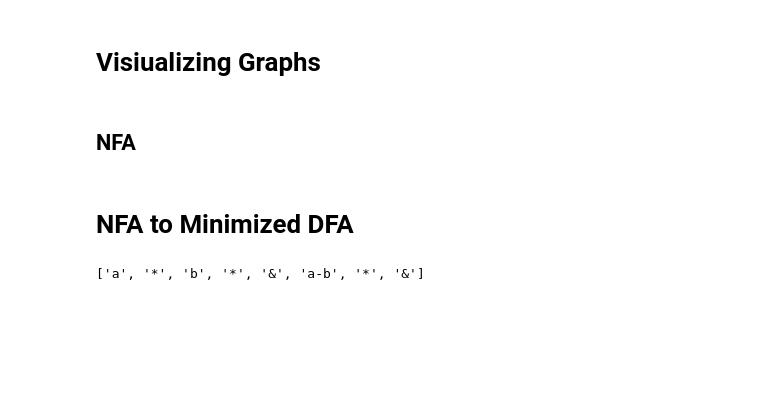
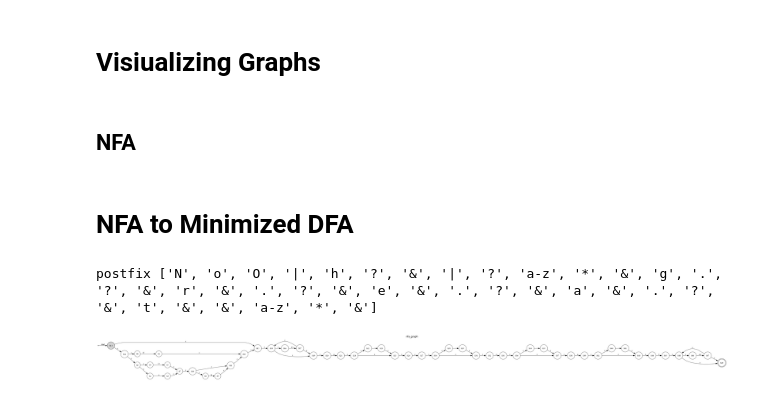
Before and after one commit to Sara-Gamal12/regex-to-NFA-DFA, a Jupyter notebook: src/nfa_dfa.ipynb, the cells around one changed output. Saved outputs shown, nothing was run; the diff lists cells and outputs as text; code cells hidden in the pictures; blank space fills up the shorter version.

```diff
--- a/src/nfa_dfa.ipynb
+++ b/src/nfa_dfa.ipynb
@@ -8,9 +11,12 @@ import string
 # %% [markdown]
 # Visiualizing Graphs
 # %%
+
 
 def draw(json_format, output_file):
     dot = graphviz.Digraph(format="png")
+    dot.attr(rankdir="LR", nodesep="0.5", ranksep="0.5")
+
 
     # Extract the starting state
     start_state = json_format["startingState"]
@@ -42,8 +48,26 @@ def draw(json_format, output_file):
           for symbol, target_state in transitions.items():
               if symbol != "isTerminatingState":  # Avoid unnecessary key
                       dot.edge(state, target_state, label=symbol)
-    # Render and save the graph
-    dot.render(output_file)
+    # Render and save the graph make width longer
+
+    dot.render(output_file,)
+    ##plot  the image
+    img = mpimg.imread(output_file + ".png")
+
+    # Get the original dimensions
+    height, width = img.shape[:2]
+
+    # Convert pixels to inches (assuming 100 DPI)
+    dpi = 100
+    figsize = (width / dpi, height / dpi)
+
+    # Create a figure with the original size
+    plt.figure(figsize=figsize, dpi=dpi)
+
+    plt.imshow(img)
+    plt.axis('off')
+    plt.title(output_file)
+    plt.show()
 # %% [markdown]
 ## NFA
 # %%
@@ -506,7 +572,8 @@ def main(regex):
     NFA(regex)
     Minimized_DFA("nfa.json")
 # %%
-regex="(a*b*)([a-b]*)"
+regex="(N|[oO]h?)?[a-z]*(g[.]?r[.]?e[.]?a[.]?t)[a-z]*"
 main(regex)
 # %% [output]
-['a', '*', 'b', '*', '&', 'a-b', '*', '&']
+postfix ['N', 'o', 'O', '|', 'h', '?', '&', '|', '?', 'a-z', '*', '&', 'g', '.', '?', '&', 'r', '&', '.', '?', '&', 'e', '&', '.', '?', '&', 'a', '&', '.', '?', '&', 't', '&', '&', 'a-z', '*', '&']
+[figure, added]
```
Also changed, not shown: parts of 3 cells of this notebook, 8 other files.
